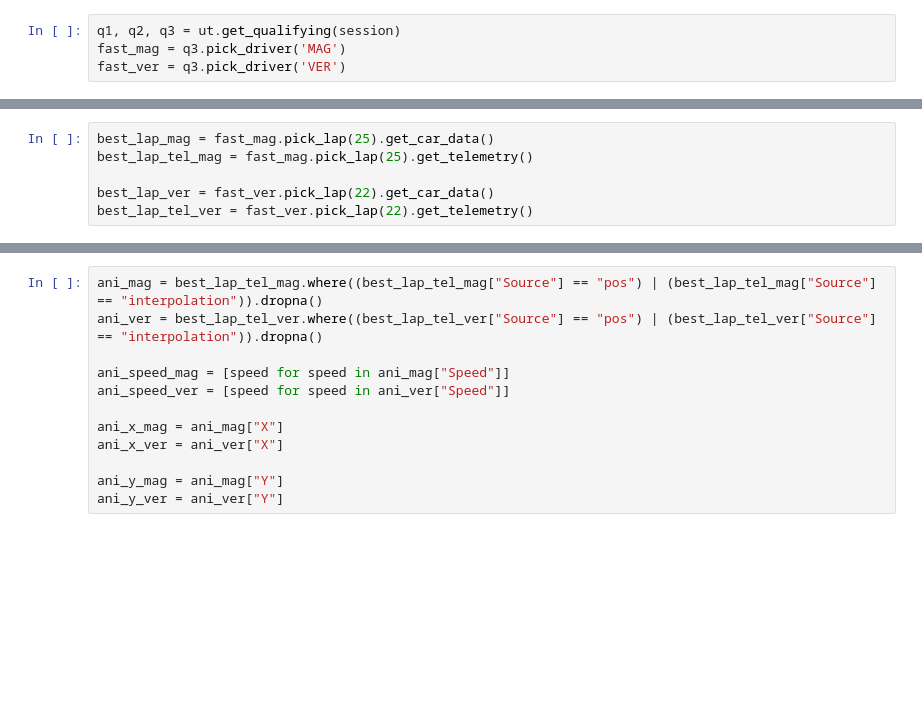
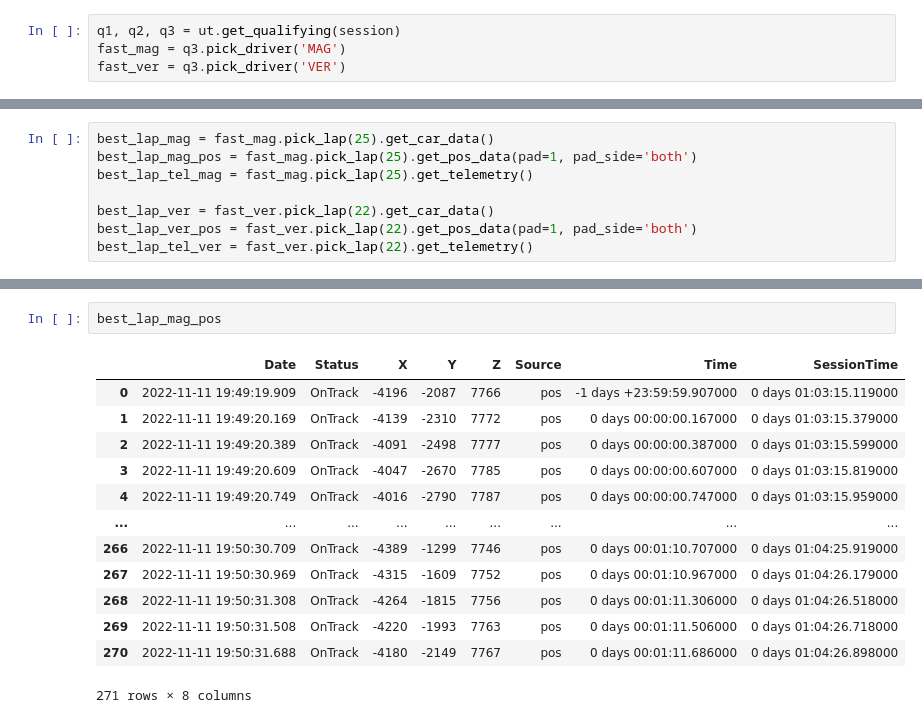
Before and after one commit to borchand/Data_viz, a Jupyter notebook: lap_animation.ipynb, the cells around one changed output, grey strips where cells are left out. Drawn from its saved outputs; the diff is of its cells as text; blank space fills up the shorter version.

```diff
--- a/lap_animation.ipynb
+++ b/lap_animation.ipynb
@@ -33,6 +50,8 @@ fast_ver = q3.pick_driver('VER')
 # %%
 best_lap_mag = fast_mag.pick_lap(25).get_car_data()
+best_lap_mag_pos = fast_mag.pick_lap(25).get_pos_data(pad=1, pad_side='both')
 best_lap_tel_mag = fast_mag.pick_lap(25).get_telemetry()
 
 best_lap_ver = fast_ver.pick_lap(22).get_car_data()
+best_lap_ver_pos = fast_ver.pick_lap(22).get_pos_data(pad=1, pad_side='both')
 best_lap_tel_ver = fast_ver.pick_lap(22).get_telemetry()
@@ -93,12 +58,16 @@ best_lap_tel_ver.where(best_lap_tel_ver["Source"] == "pos").dropna()
-# %%
-ani_mag = best_lap_tel_mag.where((best_lap_tel_mag["Source"] == "pos") | (best_lap_tel_mag["Source"] == "interpolation")).dropna()
-ani_ver = best_lap_tel_ver.where((best_lap_tel_ver["Source"] == "pos") | (best_lap_tel_ver["Source"] == "interpolation")).dropna()
-
-ani_speed_mag = [speed for speed in ani_mag["Speed"]]
-ani_speed_ver = [speed for speed in ani_ver["Speed"]]
-
-ani_x_mag = ani_mag["X"]
-ani_x_ver = ani_ver["X"]
-
-ani_y_mag = ani_mag["Y"]
-ani_y_ver = ani_ver["Y"]
+# %%
+best_lap_mag_pos
+# %% [output]
+|  | Date | Status | X | Y | Z | Source | Time | SessionTime |
+| 0 | 2022-11-11 19:49:19.909 | OnTrack | -4196 | -2087 | 7766 | pos | -1 days +23:59:59.907000 | 0 days 01:03:15.119000 |
+| 1 | 2022-11-11 19:49:20.169 | OnTrack | -4139 | -2310 | 7772 | pos | 0 days 00:00:00.167000 | 0 days 01:03:15.379000 |
+| 2 | 2022-11-11 19:49:20.389 | OnTrack | -4091 | -2498 | 7777 | pos | 0 days 00:00:00.387000 | 0 days 01:03:15.599000 |
+| 3 | 2022-11-11 19:49:20.609 | OnTrack | -4047 | -2670 | 7785 | pos | 0 days 00:00:00.607000 | 0 days 01:03:15.819000 |
+| 4 | 2022-11-11 19:49:20.749 | OnTrack | -4016 | -2790 | 7787 | pos | 0 days 00:00:00.747000 | 0 days 01:03:15.959000 |
+| ... | ... | ... | ... | ... | ... | ... | ... | ... |
+| 266 | 2022-11-11 19:50:30.709 | OnTrack | -4389 | -1299 | 7746 | pos | 0 days 00:01:10.707000 | 0 days 01:04:25.919000 |
+| 267 | 2022-11-11 19:50:30.969 | OnTrack | -4315 | -1609 | 7752 | pos | 0 days 00:01:10.967000 | 0 days 01:04:26.179000 |
+| 268 | 2022-11-11 19:50:31.308 | OnTrack | -4264 | -1815 | 7756 | pos | 0 days 00:01:11.306000 | 0 days 01:04:26.518000 |
+| 269 | 2022-11-11 19:50:31.508 | OnTrack | -4220 | -1993 | 7763 | pos | 0 days 00:01:11.506000 | 0 days 01:04:26.718000 |
+| 270 | 2022-11-11 19:50:31.688 | OnTrack | -4180 | -2149 | 7767 | pos | 0 days 00:01:11.686000 | 0 days 01:04:26.898000 |
+271 rows × 8 columns
```
Also changed, not shown: parts of 10 cells of this notebook, 2 other files.
